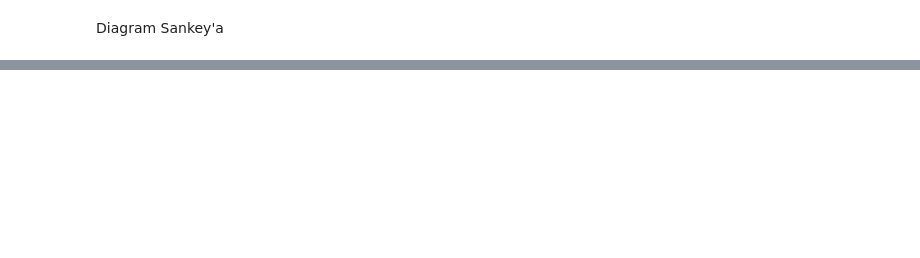
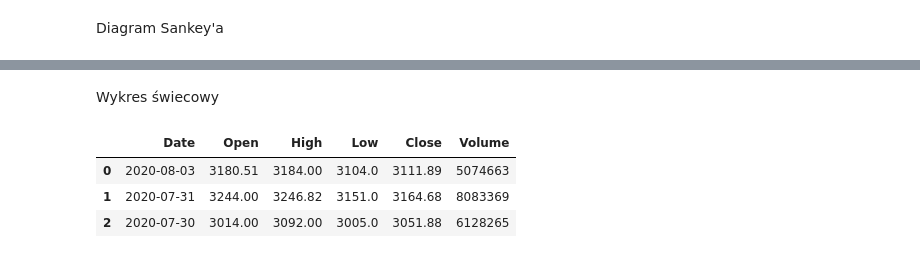
Before and after one commit to nefetorve/big_data, a Jupyter notebook: 03_wizualizacja/06_plotly.ipynb, the cells around one changed output, grey strips where cells are left out. Drawn from its saved outputs; the diff is of its cells as text; code cells hidden in the pictures; blank space fills up the shorter version.

Commit message:
Wykres świecowy i diagram Sankey'a

```diff
--- a/03_wizualizacja/06_plotly.ipynb
+++ b/03_wizualizacja/06_plotly.ipynb
@@ -112,3 +112,20 @@ fig = go.Figure(data=data)
 fig.show()
 # %% [output]
 [interactive output not drawn]
+# %% [markdown]
+Wykres świecowy
+# %%
+def fetch_financial_data(company="AMZN"):
+
+  import pandas_datareader.data as web
+  return web.DataReader(name=company, data_source='stooq')
+
+df = fetch_financial_data()
+df = df.reset_index()
+df = df[df.Date > '2019-01-01']
+df.head(3)
+# %% [output]
+|  | Date | Open | High | Low | Close | Volume |
+| 0 | 2020-08-03 | 3180.51 | 3184.00 | 3104.0 | 3111.89 | 5074663 |
+| 1 | 2020-07-31 | 3244.00 | 3246.82 | 3151.0 | 3164.68 | 8083369 |
+| 2 | 2020-07-30 | 3014.00 | 3092.00 | 3005.0 | 3051.88 | 6128265 |
```
Also changed, not shown: parts of 1 cell of this notebook.
